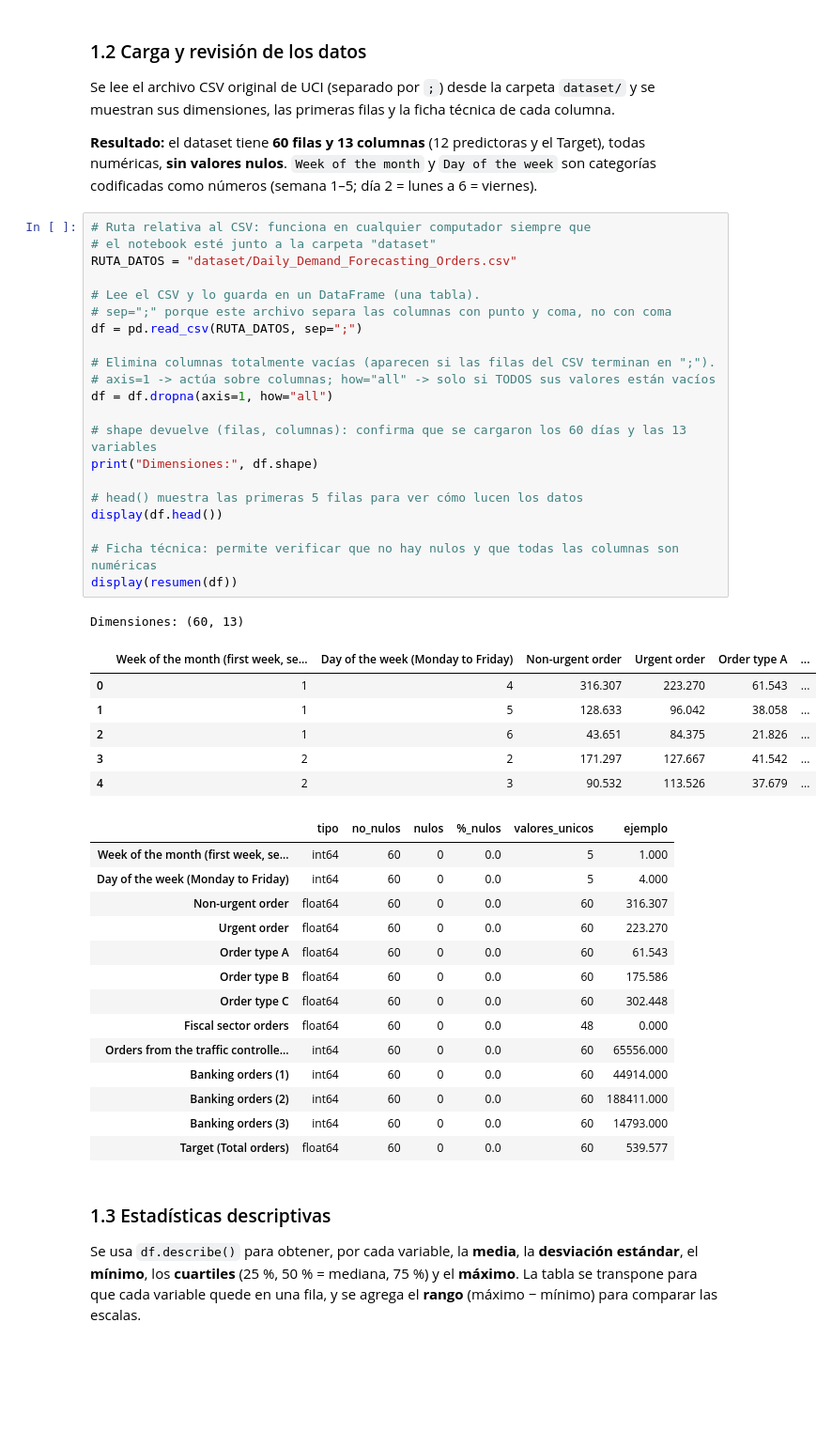
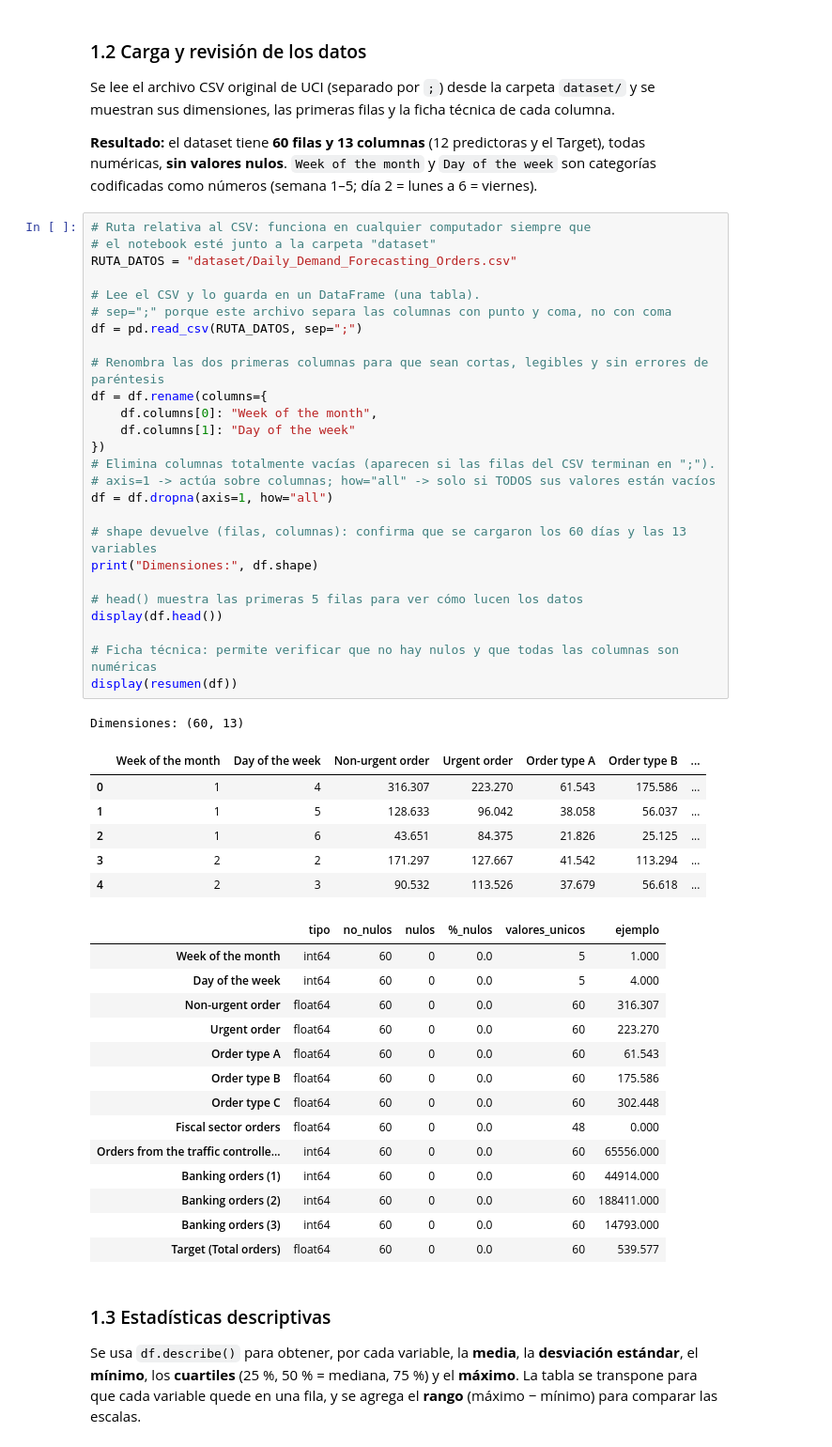
Before and after one commit to tdavidvergara/regresion-lineal-machine-learning, a Jupyter notebook: EDA_Regresion_Demanda.ipynb, the cells around one changed output. Shown at 94% size. Saved outputs shown, nothing was run; the diff lists cells and outputs as text; blank space fills up the shorter version.

```diff
--- a/EDA_Regresion_Demanda.ipynb
+++ b/EDA_Regresion_Demanda.ipynb
@@ -64,35 +63,40 @@ Se lee el archivo CSV original de UCI (separado por `;`) desde la carpeta `datas
 # %%
 # Ruta relativa al CSV: funciona en cualquier computador siempre que
 # el notebook esté junto a la carpeta "dataset"
 RUTA_DATOS = "dataset/Daily_Demand_Forecasting_Orders.csv"
 
 # Lee el CSV y lo guarda en un DataFrame (una tabla).
 # sep=";" porque este archivo separa las columnas con punto y coma, no con coma
 df = pd.read_csv(RUTA_DATOS, sep=";")
 
+# Renombra las dos primeras columnas para que sean cortas, legibles y sin errores de paréntesis
+df = df.rename(columns={
+    df.columns[0]: "Week of the month",
+    df.columns[1]: "Day of the week"
+})
 # Elimina columnas totalmente vacías (aparecen si las filas del CSV terminan en ";").
 # axis=1 -> actúa sobre columnas; how="all" -> solo si TODOS sus valores están vacíos
 df = df.dropna(axis=1, how="all")
 
 # shape devuelve (filas, columnas): confirma que se cargaron los 60 días y las 13 variables
 print("Dimensiones:", df.shape)
 
 # head() muestra las primeras 5 filas para ver cómo lucen los datos
 display(df.head())
 
 # Ficha técnica: permite verificar que no hay nulos y que todas las columnas son numéricas
 display(resumen(df))
 # %% [output]
 Dimensiones: (60, 13)
-|  | Week of the month (first week, se... | Day of the week (Monday to Friday) | Non-urgent order | Urgent order | Order type A | ... |
-| 0 | 1 | 4 | 316.307 | 223.270 | 61.543 | ... |
-| 1 | 1 | 5 | 128.633 | 96.042 | 38.058 | ... |
-| 2 | 1 | 6 | 43.651 | 84.375 | 21.826 | ... |
-| 3 | 2 | 2 | 171.297 | 127.667 | 41.542 | ... |
-| 4 | 2 | 3 | 90.532 | 113.526 | 37.679 | ... |
+|  | Week of the month | Day of the week | Non-urgent order | Urgent order | Order type A | Order type B | ... |
+| 0 | 1 | 4 | 316.307 | 223.270 | 61.543 | 175.586 | ... |
+| 1 | 1 | 5 | 128.633 | 96.042 | 38.058 | 56.037 | ... |
+| 2 | 1 | 6 | 43.651 | 84.375 | 21.826 | 25.125 | ... |
+| 3 | 2 | 2 | 171.297 | 127.667 | 41.542 | 113.294 | ... |
+| 4 | 2 | 3 | 90.532 | 113.526 | 37.679 | 56.618 | ... |
 |  | tipo | no_nulos | nulos | %_nulos | valores_unicos | ejemplo |
-| Week of the month (first week, se... | int64 | 60 | 0 | 0.0 | 5 | 1.000 |
-| Day of the week (Monday to Friday) | int64 | 60 | 0 | 0.0 | 5 | 4.000 |
+| Week of the month | int64 | 60 | 0 | 0.0 | 5 | 1.000 |
+| Day of the week | int64 | 60 | 0 | 0.0 | 5 | 4.000 |
 | Non-urgent order | float64 | 60 | 0 | 0.0 | 60 | 316.307 |
 | Urgent order | float64 | 60 | 0 | 0.0 | 60 | 223.270 |
 | Order type A | float64 | 60 | 0 | 0.0 | 60 | 61.543 |
```
Also changed, not shown: parts of 7 cells of this notebook, 1 other file.
